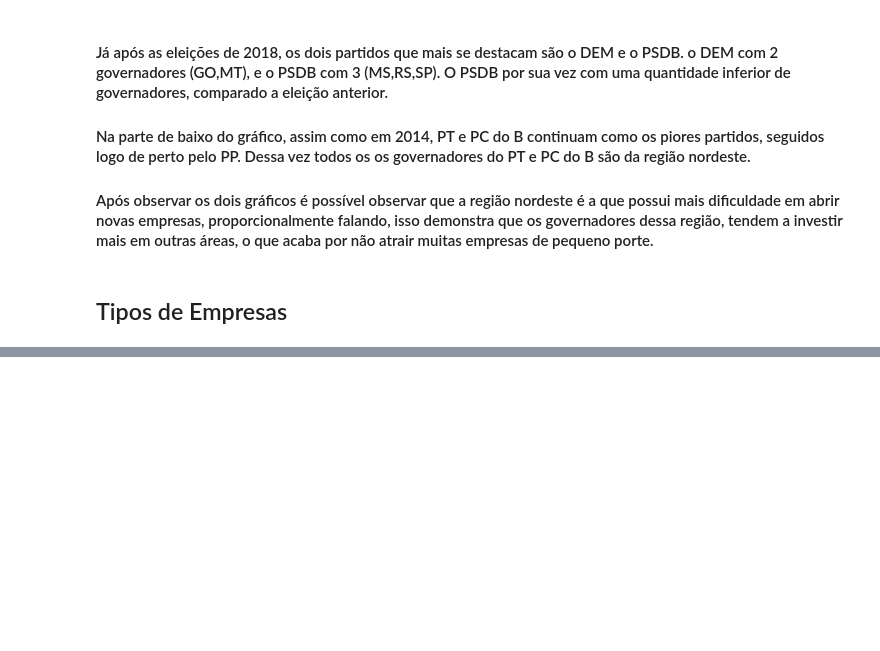
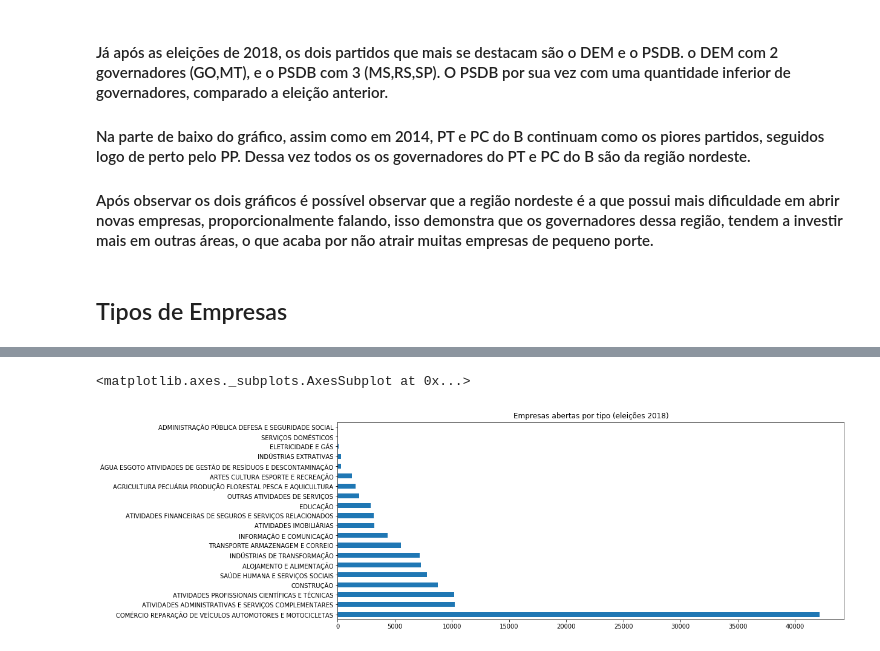
Before and after one commit to gizattos/analise_empresas_politicos, a Jupyter notebook: trabalhofinal.ipynb, the cells around one changed output, grey strips where cells are left out. Drawn from its saved outputs; the diff is of its cells as text; code cells hidden in the pictures; blank space fills up the shorter version.

```diff
--- a/trabalhofinal.ipynb
+++ b/trabalhofinal.ipynb
@@ -311,0 +326,5 @@ governadorUfPopulacao2018[['SG_PARTIDO','aberto/populacao']].groupby(["SG_PARTID
+# %%
+df_cnpj_full[(df_cnpj_full['data_inicio_atividade'] >= "2019-01-01")].nm_secao.value_counts().plot(kind='barh',figsize = (15,6),title='Empresas abertas por tipo (eleições 2018)')
+# %% [output]
+<matplotlib.axes._subplots.AxesSubplot at 0x...>
+[figure, added]
```
Also changed, not shown: parts of 10 cells of this notebook.
